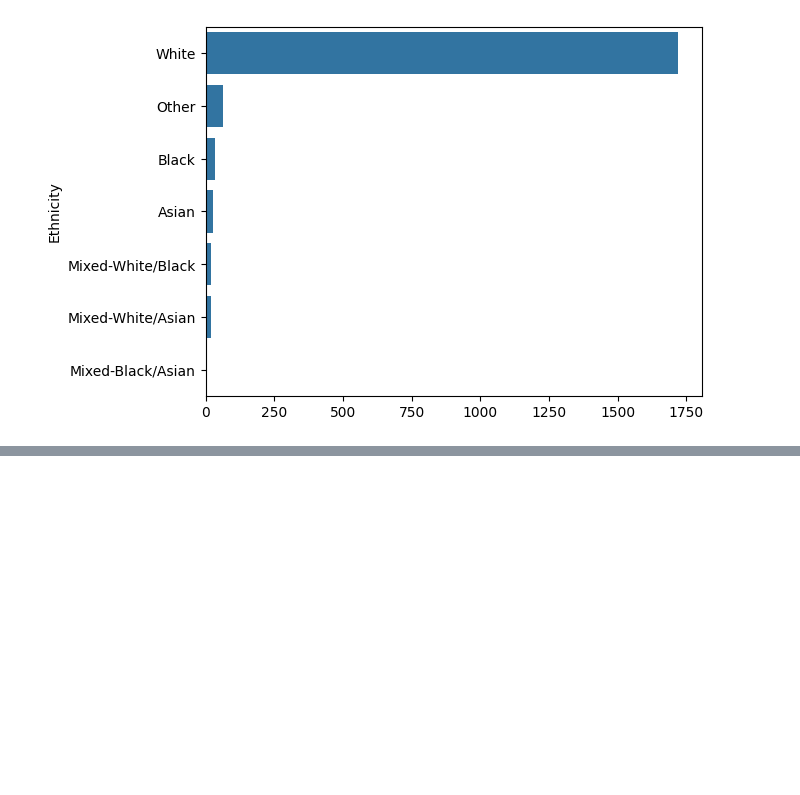
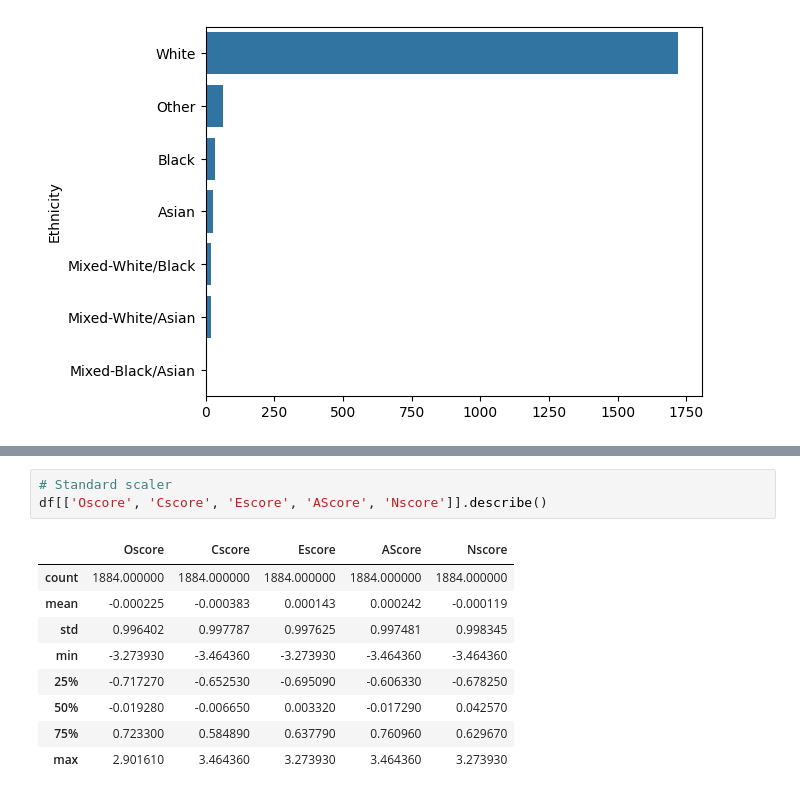
Before and after one commit to PauloRugani/cannabis-consumption-regression, a Jupyter notebook: notebooks/1_data_exploration.ipynb, the cells around one changed output, grey strips where cells are left out. Saved outputs shown, nothing was run; the diff lists cells and outputs as text; blank space fills up the shorter version.

```diff
--- a/notebooks/1_data_exploration.ipynb
+++ b/notebooks/1_data_exploration.ipynb
@@ -110,0 +168,13 @@ sns.barplot(x=df['Ethnicity'].value_counts().values, y=df['Ethnicity'].value_cou
+# %%
+# Standard scaler
+df[['Oscore', 'Cscore', 'Escore', 'AScore', 'Nscore']].describe()
+# %% [output]
+|  | Oscore | Cscore | Escore | AScore | Nscore |
+| count | 1884.000000 | 1884.000000 | 1884.000000 | 1884.000000 | 1884.000000 |
+| mean | -0.000225 | -0.000383 | 0.000143 | 0.000242 | -0.000119 |
+| std | 0.996402 | 0.997787 | 0.997625 | 0.997481 | 0.998345 |
+| min | -3.273930 | -3.464360 | -3.273930 | -3.464360 | -3.464360 |
+| 25% | -0.717270 | -0.652530 | -0.695090 | -0.606330 | -0.678250 |
+| 50% | -0.019280 | -0.006650 | 0.003320 | -0.017290 | 0.042570 |
+| 75% | 0.723300 | 0.584890 | 0.637790 | 0.760960 | 0.629670 |
+| max | 2.901610 | 3.464360 | 3.273930 | 3.464360 | 3.273930 |
```
Also changed, not shown: parts of 5 cells of this notebook.
